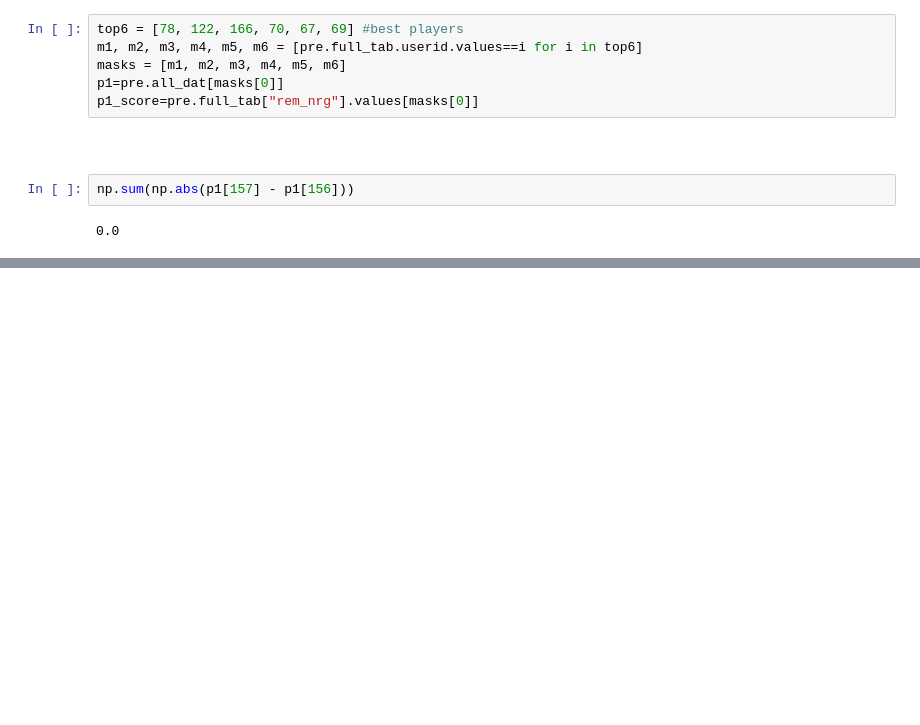
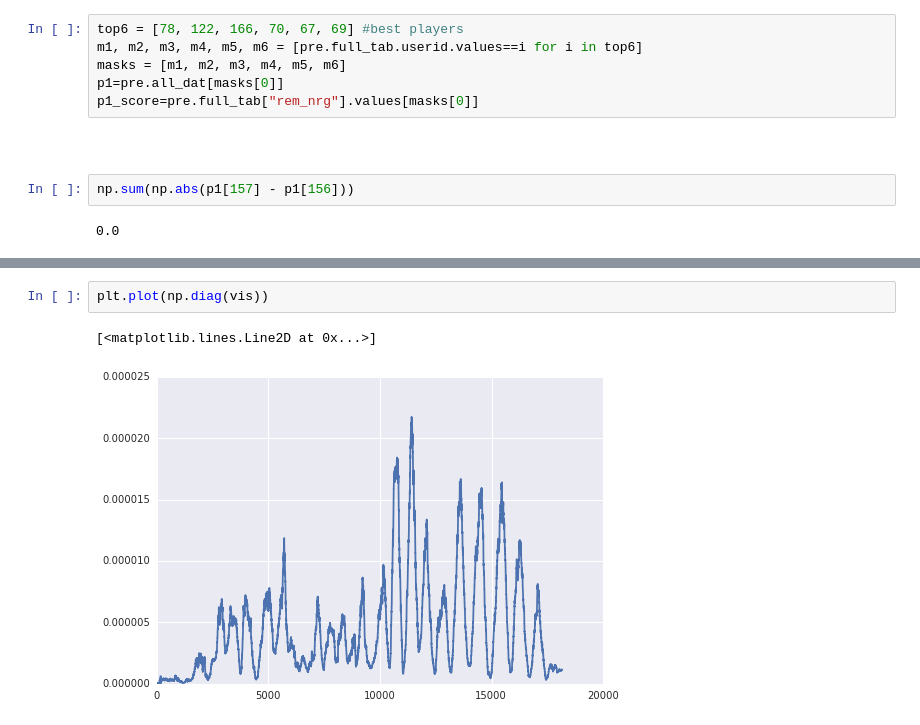
Before and after one commit to DesignInformaticsLab/EcoRacer2016, a Jupyter notebook: testing_NB.ipynb, the cells around one changed output, grey strips where cells are left out. Drawn from its saved outputs; the diff is of its cells as text; blank space fills up the shorter version.

```diff
--- a/testing_NB.ipynb
+++ b/testing_NB.ipynb
@@ -194,0 +254,5 @@ np.sum(np.abs(p1[157] - p1[156]))
+# %%
+plt.plot(np.diag(vis))
+# %% [output]
+[<matplotlib.lines.Line2D at 0x...>]
+[figure, added]
```
Also changed, not shown: parts of 21 cells of this notebook, 3 other files.
